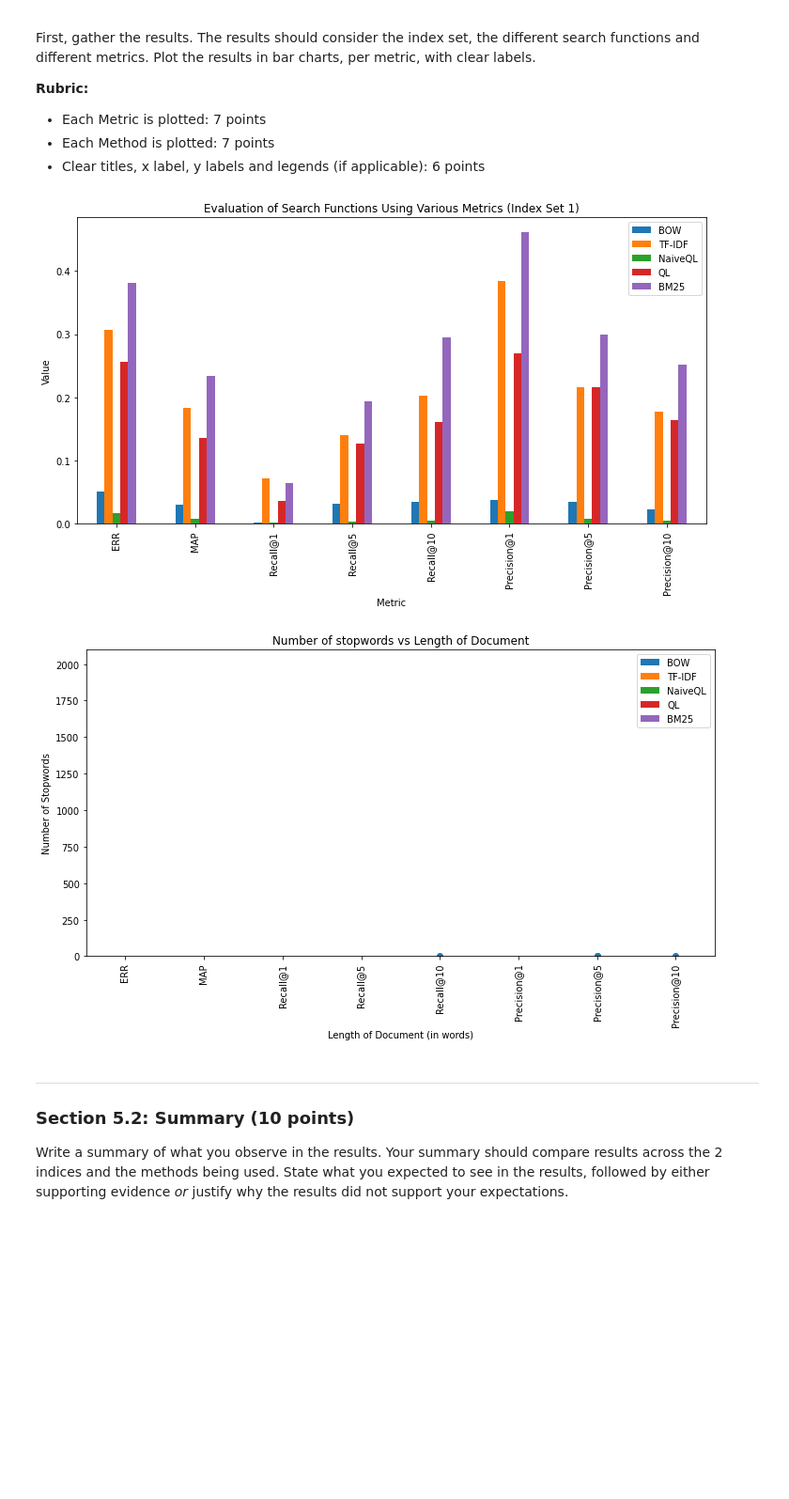
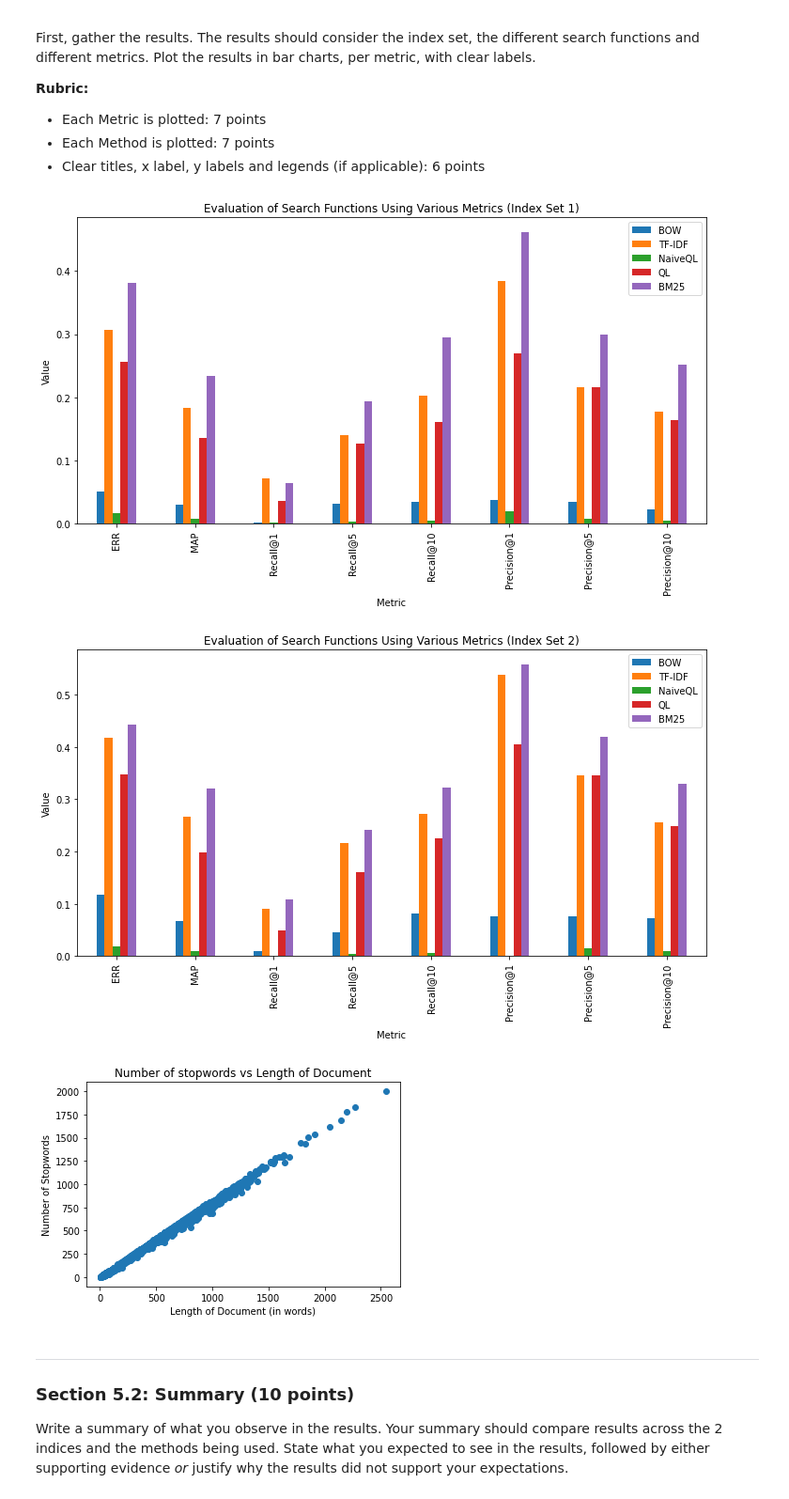
Before and after one commit to mark-alence/IR1, a Jupyter notebook: assignment1/13771272_11721995_14005913.ipynb, the cells around one changed output. Shown at 94% size. Cells and saved outputs as stored; diff of their text form; code cells hidden in the pictures; blank space fills up the shorter version.

Commit message:
Fix plot

```diff
--- a/assignment1/13771272_11721995_14005913.ipynb
+++ b/assignment1/13771272_11721995_14005913.ipynb
@@ -1403,34 +1403,36 @@ def plot_results(search_fns, title, include_index):
     index = [x[0] for x in results[0]]
     data = {}
 
     for r in range(2 if include_index else 1):
         for k in results[0][0][1].keys():
             data[k] = [x[1][k] for x in results[r]]
         df = pd.DataFrame(data, index)
         if include_index:
             df.T.plot.bar(figsize=(12,6), title=f'{title} (Index Set {r+1})', xlabel = "Metric", ylabel="Value")
         else:
             df.T.plot.bar(figsize=(12,6), title=title, xlabel = "Metric", ylabel="Value")
 
 plot_results(list_of_search_fns, "Evaluation of Search Functions Using Various Metrics", True)
 
+plt.figure()
 x = []
 y = []
 for (doc_id, document) in docs:
     n = 0
     for tk in document:
         if tk in stopwords:
             n += 1
     y.append(n)
     x.append(len(document))
 plt.scatter(x,y)
 plt.title("Number of stopwords vs Length of Document")
 plt.xlabel("Length of Document (in words)")
 plt.ylabel("Number of Stopwords")
 plt.show()
 # %% [output]
 [figure]
-[figure, old version]
+[figure, new version]
+[figure, added]
 # %% [markdown]
 ---
 ### Section 5.2: Summary (10 points)
```
